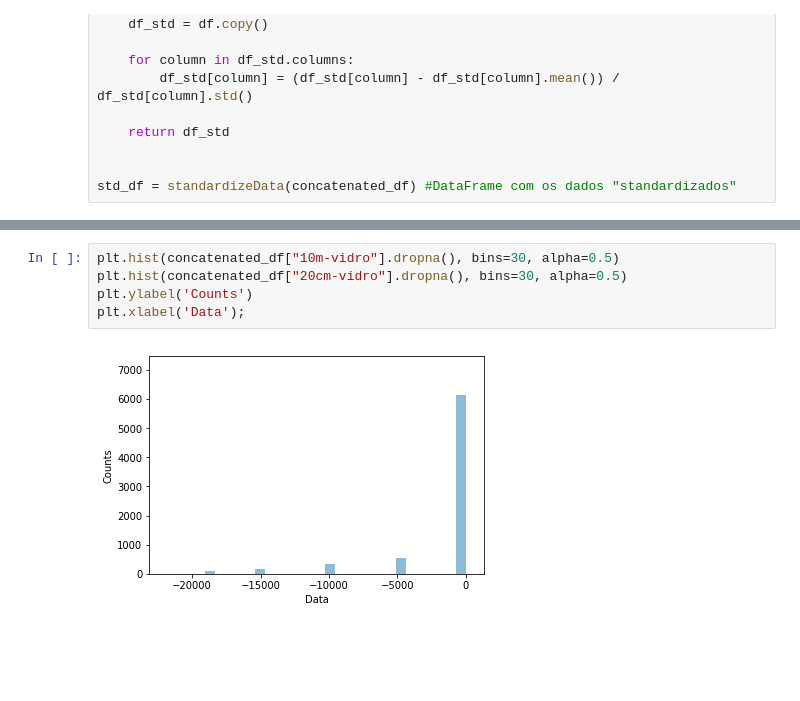
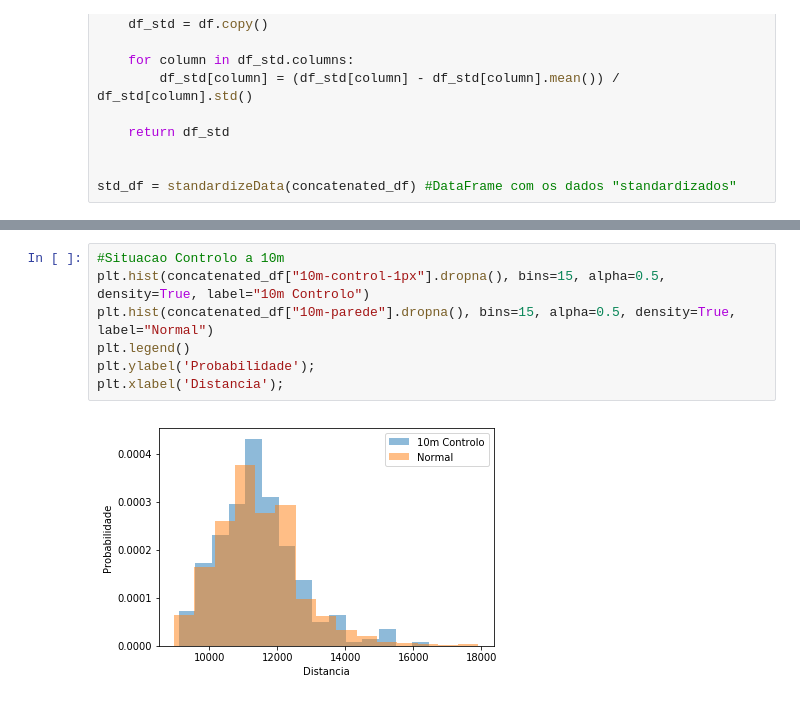
Before and after one commit to ROS-Force/NavCAM-Contest, a Jupyter notebook: Resultados/Scripts/First_Objectives.ipynb, the cells around one changed output, grey strips where cells are left out. Drawn from its saved outputs; the diff is of its cells as text; blank space fills up the shorter version.

Commit message:
Criar os Histogramas e Situacao de controlo

```diff
--- a/Resultados/Scripts/First_Objectives.ipynb
+++ b/Resultados/Scripts/First_Objectives.ipynb
@@ -51,7 +64,9 @@ plt.xlabel('Data');
 # %%
-plt.hist(concatenated_df["10m-vidro"].dropna(), bins=30, alpha=0.5)
-plt.hist(concatenated_df["20cm-vidro"].dropna(), bins=30, alpha=0.5)
-plt.ylabel('Counts')
-plt.xlabel('Data');
+#Situacao Controlo a 10m
+plt.hist(concatenated_df["10m-control-1px"].dropna(), bins=15, alpha=0.5, density=True, label="10m Controlo")
+plt.hist(concatenated_df["10m-parede"].dropna(), bins=15, alpha=0.5, density=True, label="Normal")
+plt.legend()
+plt.ylabel('Probabilidade');
+plt.xlabel('Distancia');
 # %% [output]
-[figure, old version]
+[figure, new version]
```
Also changed, not shown: parts of 9 cells of this notebook, 4 other files.
